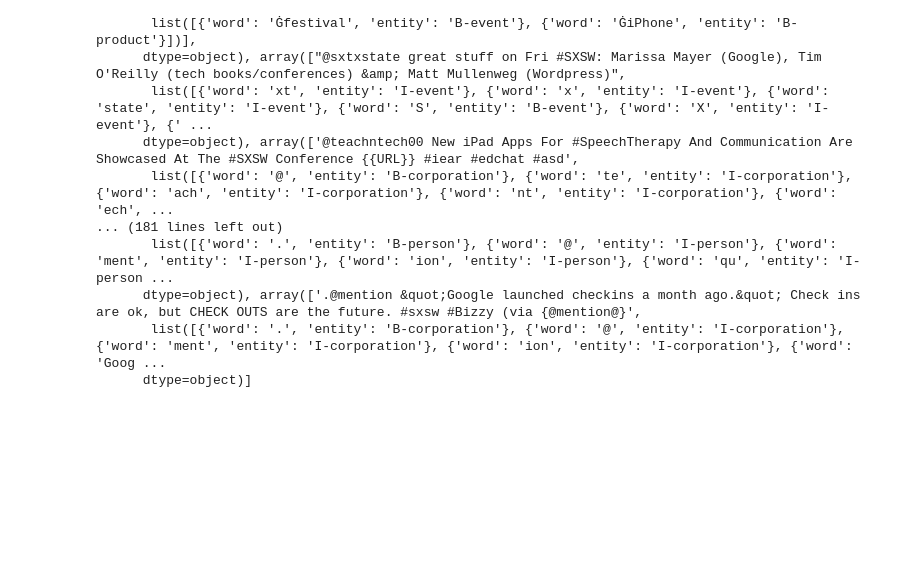
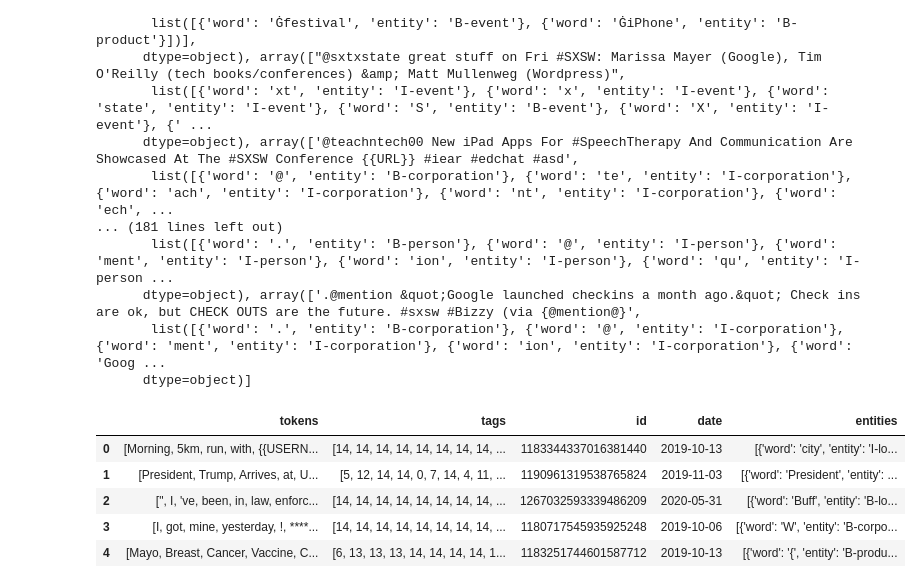
Before and after one commit to GeorgH02/thesis-code-3, a Jupyter notebook: NER_deep_learning.ipynb, the cells around one changed output. Saved outputs shown, nothing was run; the diff lists cells and outputs as text; code cells hidden in the pictures; blank space fills up the shorter version.

```diff
--- a/NER_deep_learning.ipynb
+++ b/NER_deep_learning.ipynb
@@ -449,3 +443,12 @@ import json
 df_brd_sa["entities"] = df_brd_sa["entities"].apply(json.dumps)
 # %%
 df_brd_sa.to_csv("./data after NER.csv")
+# %%
+tweetner7_train.head()
+# %% [output]
+|  | tokens | tags | id | date | entities |
+| 0 | [Morning, 5km, run, with, {{USERN... | [14, 14, 14, 14, 14, 14, 14, 14, ... | 1183344337016381440 | 2019-10-13 | [{'word': 'city', 'entity': 'I-lo... |
+| 1 | [President, Trump, Arrives, at, U... | [5, 12, 14, 14, 0, 7, 14, 4, 11, ... | 1190961319538765824 | 2019-11-03 | [{'word': 'President', 'entity': ... |
+| 2 | [", I, 've, been, in, law, enforc... | [14, 14, 14, 14, 14, 14, 14, 14, ... | 1267032593339486209 | 2020-05-31 | [{'word': 'Buff', 'entity': 'B-lo... |
+| 3 | [I, got, mine, yesterday, !, ****... | [14, 14, 14, 14, 14, 14, 14, 14, ... | 1180717545935925248 | 2019-10-06 | [{'word': 'W', 'entity': 'B-corpo... |
+| 4 | [Mayo, Breast, Cancer, Vaccine, C... | [6, 13, 13, 13, 14, 14, 14, 14, 1... | 1183251744601587712 | 2019-10-13 | [{'word': '{', 'entity': 'B-produ... |
```
Also changed, not shown: parts of 17 cells of this notebook, 2 other files.
